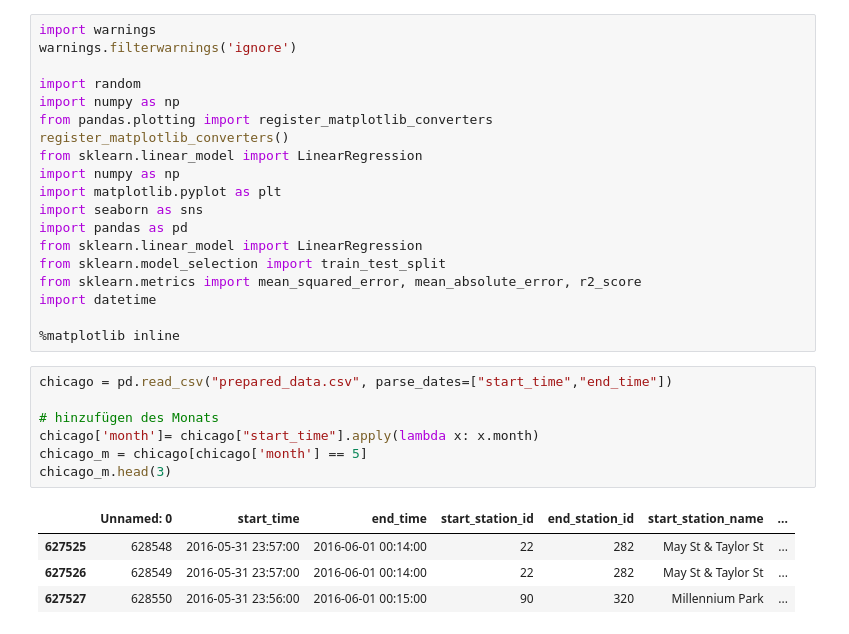
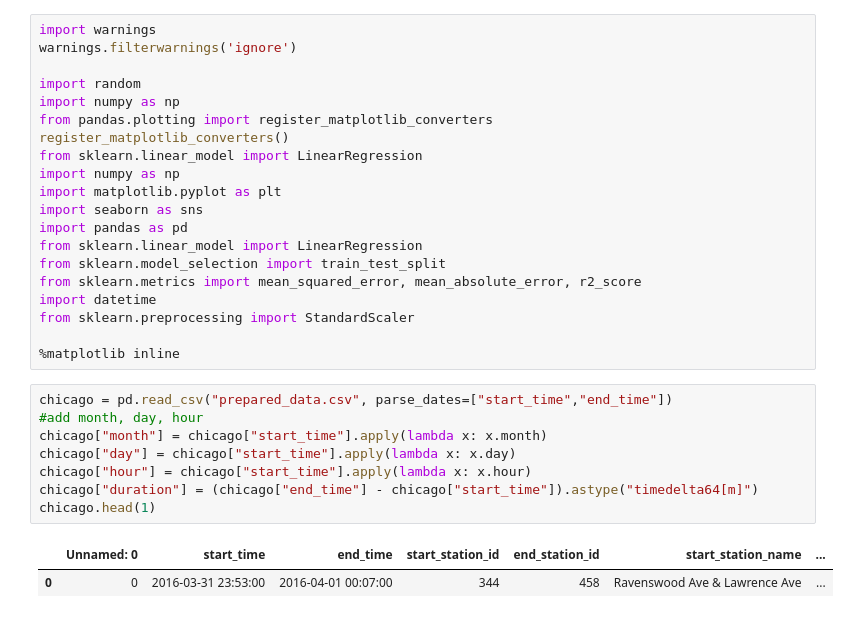
Before and after one commit to agruenb/PrescriptiveStruggle_BikeSharing, a Jupyter notebook: LeaWorkspace/Prediction_Tree.ipynb, the cells around one changed output. Drawn from its saved outputs; the diff is of its cells as text.

```diff
--- a/LeaWorkspace/Prediction_Tree.ipynb
+++ b/LeaWorkspace/Prediction_Tree.ipynb
@@ -15,18 +15,18 @@ from sklearn.linear_model import LinearRegression
 from sklearn.model_selection import train_test_split
 from sklearn.metrics import mean_squared_error, mean_absolute_error, r2_score
 import datetime
+from sklearn.preprocessing import StandardScaler
 
 %matplotlib inline
 # %%
 chicago = pd.read_csv("prepared_data.csv", parse_dates=["start_time","end_time"])
-
-# hinzufügen des Monats
-chicago['month']= chicago["start_time"].apply(lambda x: x.month)
-chicago_m = chicago[chicago['month'] == 5]
-chicago_m.head(3)
+#add month, day, hour
+chicago["month"] = chicago["start_time"].apply(lambda x: x.month)
+chicago["day"] = chicago["start_time"].apply(lambda x: x.day)
+chicago["hour"] = chicago["start_time"].apply(lambda x: x.hour)
+chicago["duration"] = (chicago["end_time"] - chicago["start_time"]).astype("timedelta64[m]")
+chicago.head(1)
 # %% [output]
 |  | Unnamed: 0 | start_time | end_time | start_station_id | end_station_id | start_station_name | ... |
-| 627525 | 628548 | 2016-05-31 23:57:00 | 2016-06-01 00:14:00 | 22 | 282 | May St & Taylor St | ... |
-| 627526 | 628549 | 2016-05-31 23:57:00 | 2016-06-01 00:14:00 | 22 | 282 | May St & Taylor St | ... |
-| 627527 | 628550 | 2016-05-31 23:56:00 | 2016-06-01 00:15:00 | 90 | 320 | Millennium Park | ... |
+| 0 | 0 | 2016-03-31 23:53:00 | 2016-04-01 00:07:00 | 344 | 458 | Ravenswood Ave & Lawrence Ave | ... |
 # %%
```
Also changed, not shown: parts of 15 cells of this notebook.
